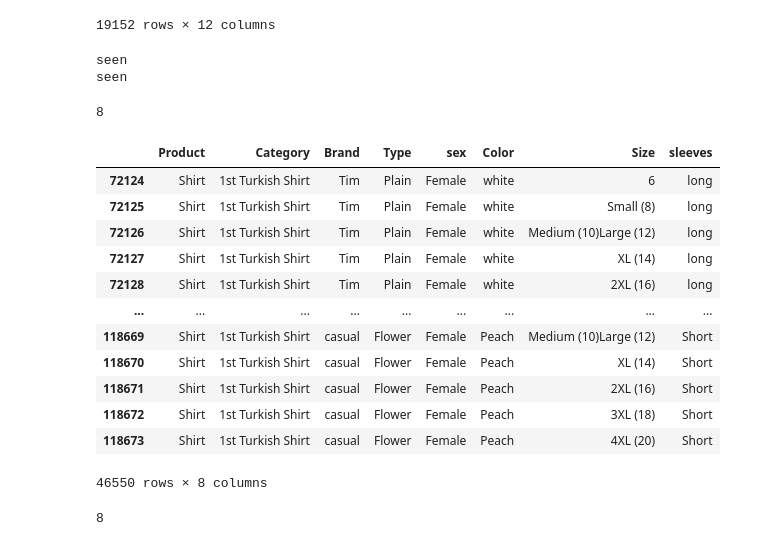
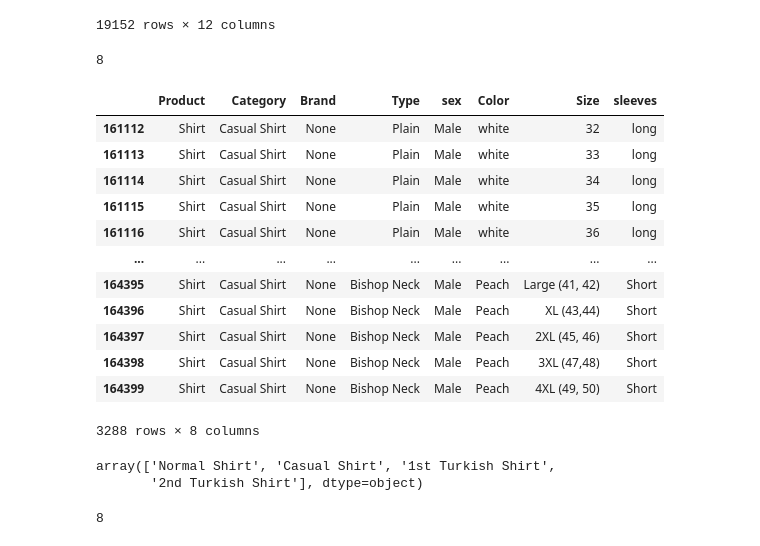
Before and after one commit to Emeka-Onwuepe/smbclassic, a Jupyter notebook: notebooks/Untitled.ipynb, the cells around one changed output. Drawn from its saved outputs; the diff is of its cells as text; code cells hidden in the pictures.

```diff
--- a/notebooks/Untitled.ipynb
+++ b/notebooks/Untitled.ipynb
@@ -1032,18 +1043,29 @@ data = []
 for gender in sex:
     temp = []
     for cat, types_ in types.items():
-        if cat == '1st Turkish Shirt':
+        if cat == '1st Turkish Shirt' and gender == 'Male':
             brands = first_turkish_shirt_brand
+        elif cat == "2nd Turkish Shirt" and gender == 'Male':
+            brands = second_turkish_shirt_brand
+        elif cat == "Normal Shirt" and gender == 'Male':
+            brands = normal_shirt_brand
+        elif gender == 'Female' and cat == "Normal Shirt":
+            brands = female_normal_brand
         else:
             brands = brands_
 
-        if 'Turkish' in cat and gender == "Female":
-            print('seen')
-            sizes = turkish_female_size
-        else:
-            sizes = sizes_
-
+        # if 'Turkish' in cat and gender == "Female":
+        #     print('seen')
+        #     sizes = turkish_female_size
+        # else:
+        #     sizes = sizes_
+        if gender == 'Female':
+            if cat not in ["Normal Shirt","2nd Turkish Shirt"]:
+                continue
         for type_ in types_:
+            colors = colors_
+            if type_ == 'Stripe':
+                colors = stripe_color
             for brand in brands:
 
                 for sleeve in sleeves:
@@ -1065,27 +1087,30 @@ for gender in sex:
 
 len(temp)
 # %% [output]
-seen
-seen
+8
-8
 # %%
 shirts = pd.DataFrame(data,columns=cols)
 # %%
-shirts[(shirts.Category == '1st Turkish Shirt') & (shirts.sex == 'Female')  ]
+shirts[(shirts.Category == 'Casual Shirt') & (shirts.sex == 'Male')  ]
 # %% [output]
 |  | Product | Category | Brand | Type | sex | Color | Size | sleeves |
-| 72124 | Shirt | 1st Turkish Shirt | Tim | Plain | Female | white | 6 | long |
-| 72125 | Shirt | 1st Turkish Shirt | Tim | Plain | Female | white | Small (8) | long |
-| 72126 | Shirt | 1st Turkish Shirt | Tim | Plain | Female | white | Medium (10)Large (12) | long |
-| 72127 | Shirt | 1st Turkish Shirt | Tim | Plain | Female | white | XL (14) | long |
-| 72128 | Shirt | 1st Turkish Shirt | Tim | Plain | Female | white | 2XL (16) | long |
+| 161112 | Shirt | Casual Shirt | None | Plain | Male | white | 32 | long |
+| 161113 | Shirt | Casual Shirt | None | Plain | Male | white | 33 | long |
+| 161114 | Shirt | Casual Shirt | None | Plain | Male | white | 34 | long |
+| 161115 | Shirt | Casual Shirt | None | Plain | Male | white | 35 | long |
+| 161116 | Shirt | Casual Shirt | None | Plain | Male | white | 36 | long |
 | ... | ... | ... | ... | ... | ... | ... | ... | ... |
-| 118669 | Shirt | 1st Turkish Shirt | casual | Flower | Female | Peach | Medium (10)Large (12) | Short |
-| 118670 | Shirt | 1st Turkish Shirt | casual | Flower | Female | Peach | XL (14) | Short |
-| 118671 | Shirt | 1st Turkish Shirt | casual | Flower | Female | Peach | 2XL (16) | Short |
-| 118672 | Shirt | 1st Turkish Shirt | casual | Flower | Female | Peach | 3XL (18) | Short |
-| 118673 | Shirt | 1st Turkish Shirt | casual | Flower | Female | Peach | 4XL (20) | Short |
+| 164395 | Shirt | Casual Shirt | None | Bishop Neck | Male | Peach | Large (41, 42) | Short |
+| 164396 | Shirt | Casual Shirt | None | Bishop Neck | Male | Peach | XL (43,44) | Short |
+| 164397 | Shirt | Casual Shirt | None | Bishop Neck | Male | Peach | 2XL (45, 46) | Short |
+| 164398 | Shirt | Casual Shirt | None | Bishop Neck | Male | Peach | 3XL (47,48) | Short |
+| 164399 | Shirt | Casual Shirt | None | Bishop Neck | Male | Peach | 4XL (49, 50) | Short |
-46550 rows × 8 columns
+3288 rows × 8 columns
+# %%
+shirts.Category.unique()
+# %% [output]
+array(['Normal Shirt', 'Casual Shirt', '1st Turkish Shirt',
+       '2nd Turkish Shirt'], dtype=object)
 # %%
 cols = ['Product','Category','Brand','Type',
         'sex','Color','Size','sleeves',
```
Also changed, not shown: parts of 9 cells of this notebook, 1 other file.
